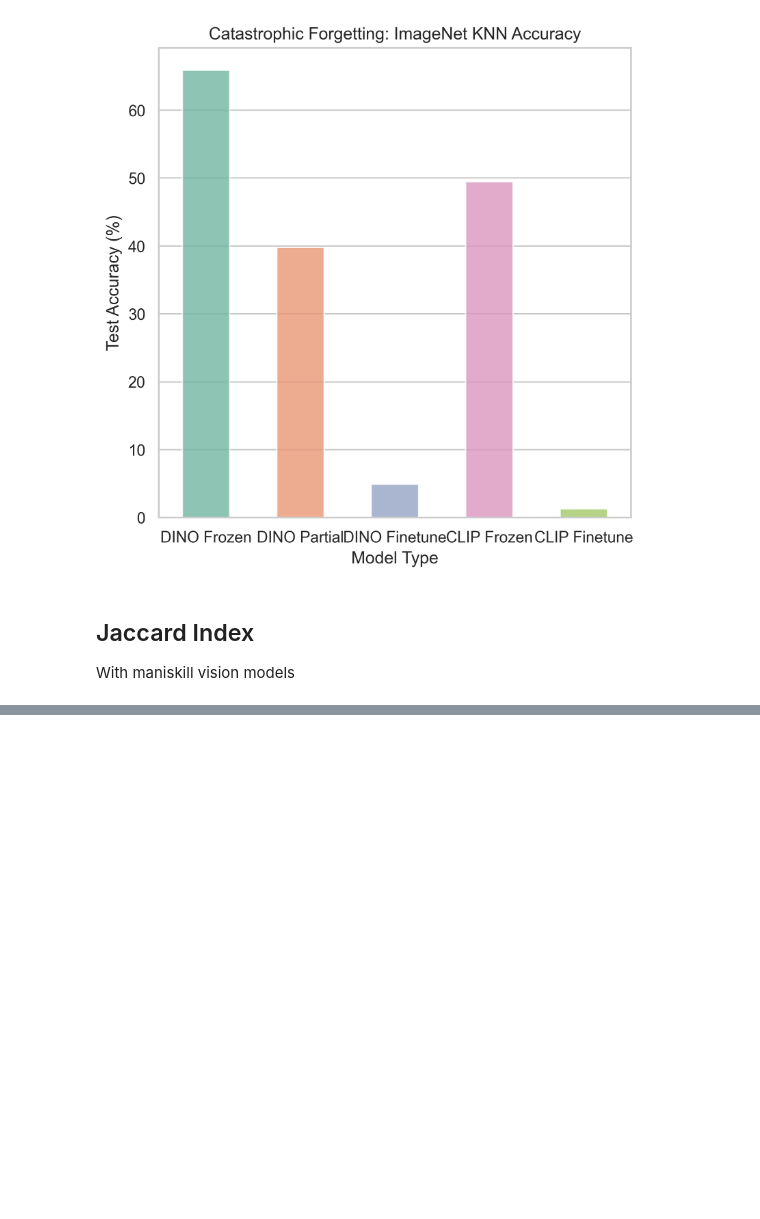
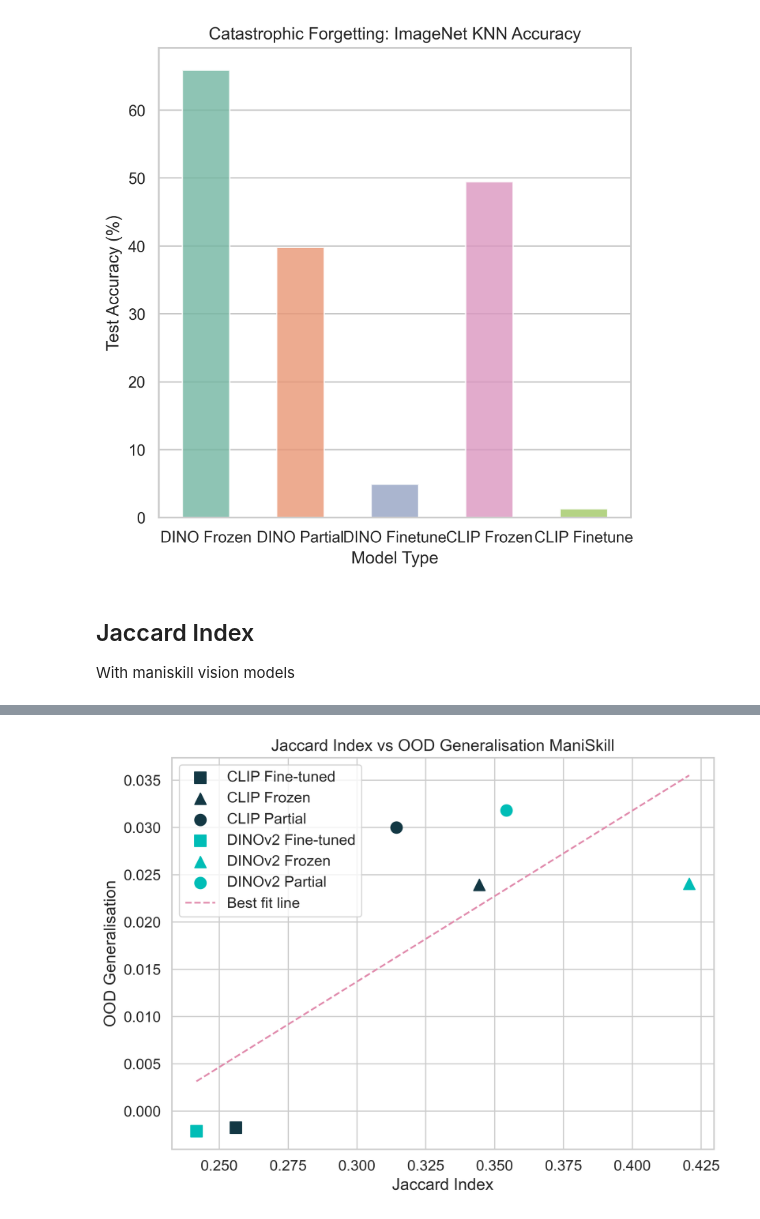
Before and after one commit to JottScones/PVMs-with-DreamerV3, a Jupyter notebook: plot_eval_results.ipynb, the cells around one changed output, grey strips where cells are left out. Saved outputs shown, nothing was run; the diff lists cells and outputs as text; code cells hidden in the pictures; blank space fills up the shorter version.

Commit message:
correlations

```diff
--- a/plot_eval_results.ipynb
+++ b/plot_eval_results.ipynb
@@ -470,0 +471,90 @@ Passing `palette` without assigning `hue` is deprecated and will be removed in v
+# %%
+def plot_correlation(x, y, models, configs, xlabel='X-axis', ylabel='Y-axis', title='Correlation Plot'):
+    """
+    Plots a scatter of x vs y, computes Pearson correlation, and draws a best-fit line.
+
+    Parameters:
+    - x, y: arrays of numerical values.
+    - models: array of model names corresponding to each x/y pair.
+    - configs: array of configuration names corresponding to each x/y pair.
+    - xlabel, ylabel: labels for the axes.
+    - title: plot title.
+
+    Returns:
+    - corr: float, Pearson correlation coefficient.
+    """
+    # Build DataFrame
+    df = pd.DataFrame({'model': models, 'config': configs, 'x': x, 'y': y})
+
+    # Compute Pearson correlation
+    corr = np.corrcoef(df['x'], df['y'])[0, 1]
+    print(f"Pearson correlation: {corr:.2f}")
+
+    # Define default markers and colors
+    markers = {'Partial': 'o', 'Fine-tuned': 's', 'Frozen': '^'}
+    colors = {'DINOv2': '#00BDB6', 'CLIP': '#133844'}
+
+    # Create scatter plot
+    plt.figure(figsize=(8, 6))
+    for (model, config), group in df.groupby(['model', 'config']):
+        plt.scatter(
+            group['x'],
+            group['y'],
+            marker=markers.get(config, 'o'),
+            color=colors.get(model, 'gray'),
+            label=f"{model} {config}",
+            s=100
+        )
+
+    # Plot line of best fit
+    m, b = np.polyfit(df['x'], df['y'], 1)
+    x_vals = np.linspace(df['x'].min(), df['x'].max(), 100)
+    plt.plot(x_vals, m*x_vals + b, linestyle='--', label='Best fit line', color='#E18AAC')
+
+    # Labels and title
+    plt.xlabel(xlabel)
+    plt.ylabel(ylabel)
+    plt.title(title)
+    plt.legend()
+    plt.tight_layout()
+    plt.show()
+
+    return corr
+
+# Example usage with your data:
+data = {
+    'model': [
+        'DINOv2', 'DINOv2', 'DINOv2',
+        'CLIP', 'CLIP', 'CLIP'
+    ],
+    'config': [
+        'Frozen', 'Partial', 'Fine-tuned',
+        'Frozen', 'Partial', 'Fine-tuned',
+    ],
+    'jaccard': [
+        0.42062002258921743, 0.35423243885115097, 0.2416849635988227,
+        0.3443435035712217, 0.3142553214984212, 0.25605167583198163
+    ],
+    'ood_generalisation': [
+        0.024064, 0.031808, -0.002142,
+        0.023927, 0.029993, -0.001749
+    ],
+    'id_performance': [
+        0.042606, 0.044185, 0.047413,
+        0.035608, 0.046785, 0.045121
+    ]
+
+}
+df = pd.DataFrame(data)
+
+# Call the function
+plot_correlation(
+    df['jaccard'],
+    df['ood_generalisation'],
+    df['model'],
+    df['config'],
+    xlabel='Jaccard Index',
+    ylabel='OOD Generalisation',
+    title='Jaccard Index vs OOD Generalisation ManiSkill'
+)
+# %% [output]
@@ -470,0 +562 @@ Passing `palette` without assigning `hue` is deprecated and will be removed in v
+[figure, added]
```
Also changed, not shown: parts of 3 cells of this notebook.
